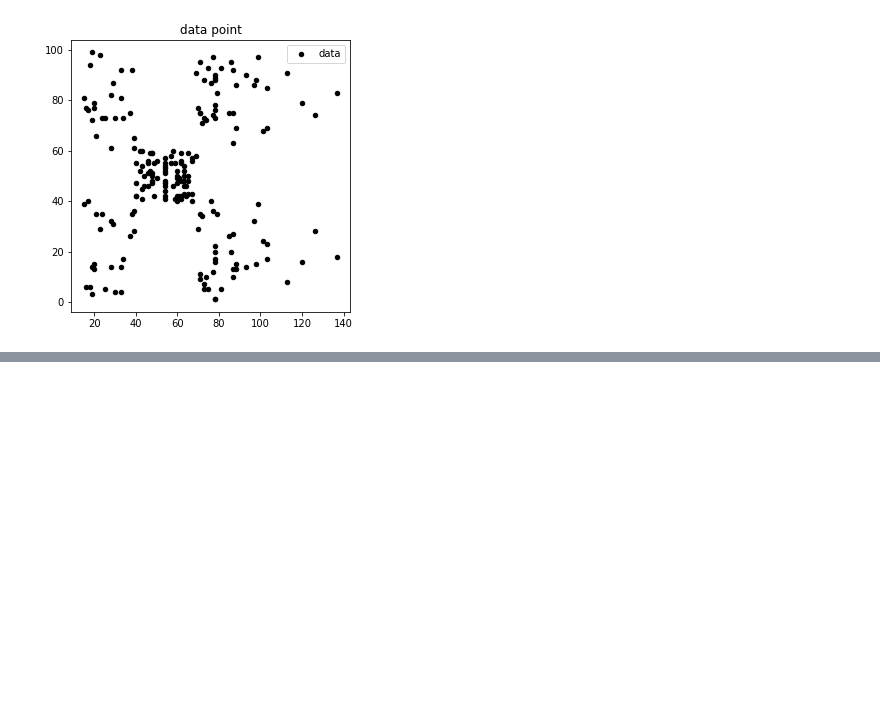
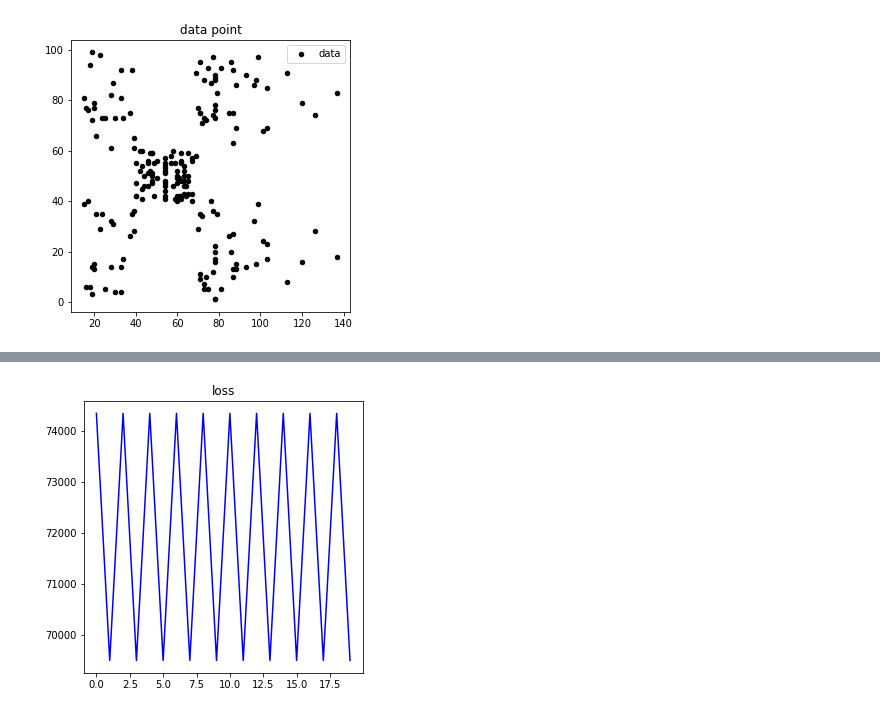
Before and after one commit to insu0929/mlproject, a Jupyter notebook: assign07_20140313.ipynb, the cells around one changed output, grey strips where cells are left out. Saved outputs shown, nothing was run; the diff lists cells and outputs as text; code cells hidden in the pictures; blank space fills up the shorter version.

```diff
--- a/assign07_20140313.ipynb
+++ b/assign07_20140313.ipynb
@@ -89,12 +99,9 @@ def centroid_of_cluster(c):
         distance[i] = compute_distance([0, 0], c[i])
     return distance
 # %%
-n_iter = 100
-centroid_cluster = np.empty((100, 5, 1))
+n_iter = 20
+centroid_cluster = np.empty((20, 5, 1))
 L_iters = []
-
-centroid = compute_centroid(data)
-initial_c = centroid.copy()
 # %%
 for i in range(n_iter):
     L_iters.append(compute_loss(data, centroid))
@@ -126,0 +136,7 @@ NameError: name 'inital_c' is not defined
+# %%
+plt.figure(1, figsize = (5, 5))
+plt.plot(np.array(range(n_iter)), L_iters, c = 'blue')
+plt.title('loss')
+plt.show()
+# %% [output]
+[figure, added]
```
Also changed, not shown: parts of 6 cells of this notebook.
